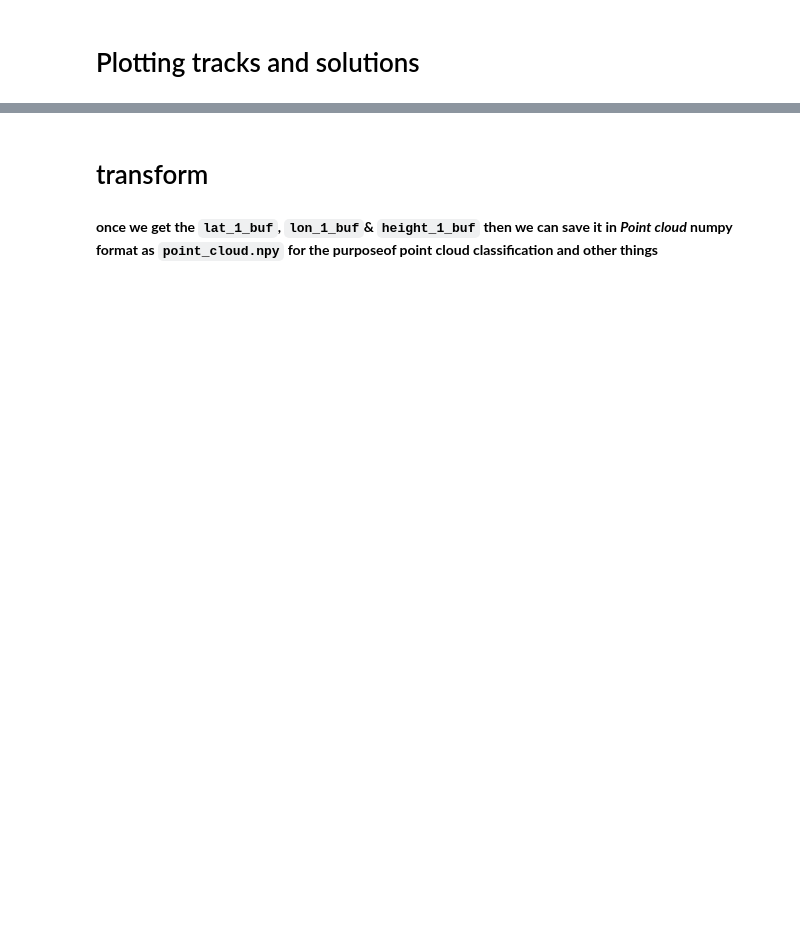
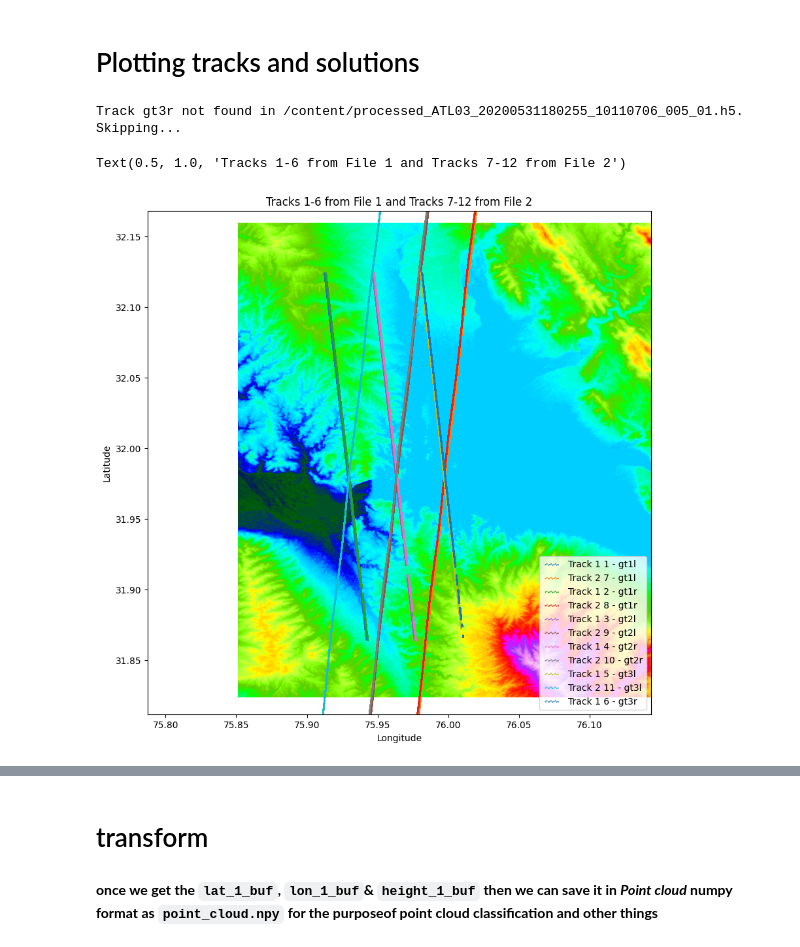
Before and after one commit to 1kaiser/ICESAT2, a Jupyter notebook: ICESAT2_tracks_intersection_plotting.ipynb, the cells around one changed output, grey strips where cells are left out. Drawn from its saved outputs; the diff is of its cells as text; code cells hidden in the pictures; blank space fills up the shorter version.

```diff
--- a/ICESAT2_tracks_intersection_plotting.ipynb
+++ b/ICESAT2_tracks_intersection_plotting.ipynb
@@ -91,6 +91,61 @@ Installing collected packages: snuggs, affine, rasterio
 Successfully installed affine-2.4.0 rasterio-1.3.6 snuggs-1.4.7
 # %% [markdown]
 # Plotting tracks and solutions
+# %%
+# Define the file names and track names
+filename_1 = "/content/processed_ATL03_20190213043533_07140202_005_01.h5"
+filename_2 = "/content/processed_ATL03_20200531180255_10110706_005_01.h5"
+track_names = ["gt1l", "gt1r", "gt2l", "gt2r", "gt3l", "gt3r"]
+
+# Loop through the track names and get the data
+data = []
+for i, tr in enumerate(track_names):
+    try:
+        h_ph_data1, lat1, lon1 = get_height_lat_lon(filename_1, tr)
+        data.append((lon1, lat1, h_ph_data1, f"Track 1 {i+1} - {tr}"))
+    except KeyError:
+        print(f"Track {tr} not found in {filename_1}. Skipping...")
+
+    try:
+        h_ph_data2, lat2, lon2 = get_height_lat_lon(filename_2, tr)
+        data.append((lon2, lat2, h_ph_data2, f"Track 2 {i+7} - {tr}"))
+    except KeyError:
+        print(f"Track {tr} not found in {filename_2}. Skipping...")
+
+# Find the bounding box that covers all tracks with a buffer
+min_lon, max_lon, min_lat, max_lat = float('inf'), float('-inf'), float('inf'), float('-inf')
+for lon, lat, _, _ in data:
+    min_lon = min(min(lon), min_lon)
+    max_lon = max(max(lon), max_lon)
+    min_lat = min(min(lat), min_lat)
+    max_lat = max(max(lat), max_lat)
+
+M_lon = (max_lon + min_lon)/2
+M_lat = (max_lat + min_lat)/2
+dx_boundary_x = max(max_lon - min_lon, max_lat - min_lat)
+
+# Set the limits of the axis to the bounding box
+fig, ax = plt.subplots(figsize=(10, 10))
+ax.set_xlim(M_lon - dx_boundary_x/2, M_lon + dx_boundary_x/2)
+ax.set_ylim(M_lat - dx_boundary_x/2, M_lat + dx_boundary_x/2)
+
+show(dem_in, cmap='gist_ncar', ax=ax)
+
+# Plot each track separately with a label in the legend
+for lon, lat, h_ph_data, label in data:
+    ax.scatter(lon, lat, s=1, marker='.', label=label)
+
+# Add a legend to the plot
+ax.legend(loc='lower right', scatterpoints=10)
+
+# Add axis labels and a title
+ax.set_xlabel('Longitude')
+ax.set_ylabel('Latitude')
+ax.set_title('Tracks 1-6 from File 1 and Tracks 7-12 from File 2')
+# %% [output]
+Track gt3r not found in /content/processed_ATL03_20200531180255_10110706_005_01.h5. Skipping...
+Text(0.5, 1.0, 'Tracks 1-6 from File 1 and Tracks 7-12 from File 2')
+[figure, added]
 # %%
 import rasterio
 from rasterio.plot import show
```
Also changed, not shown: parts of 10 cells of this notebook.
